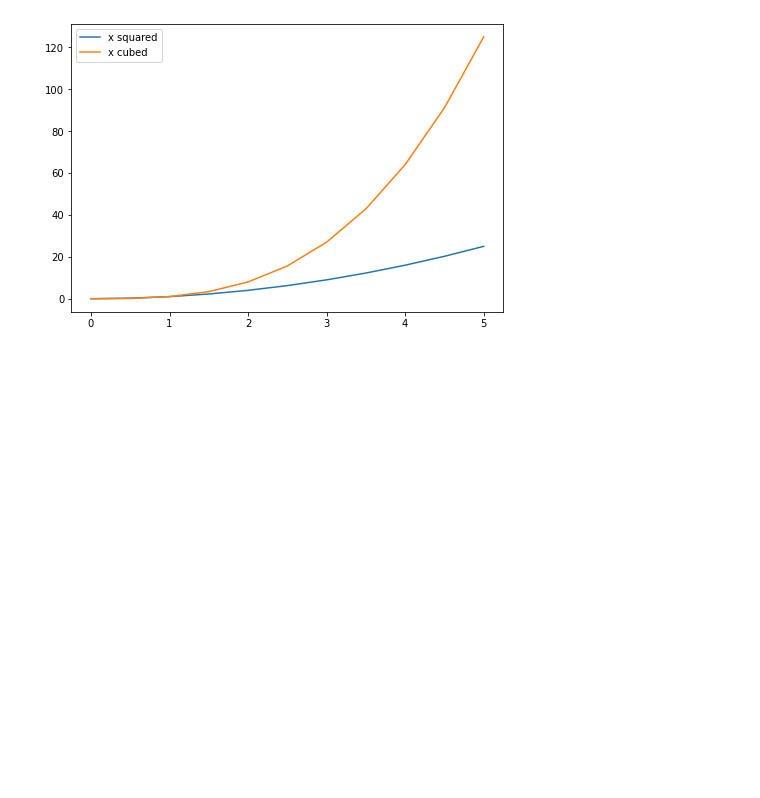
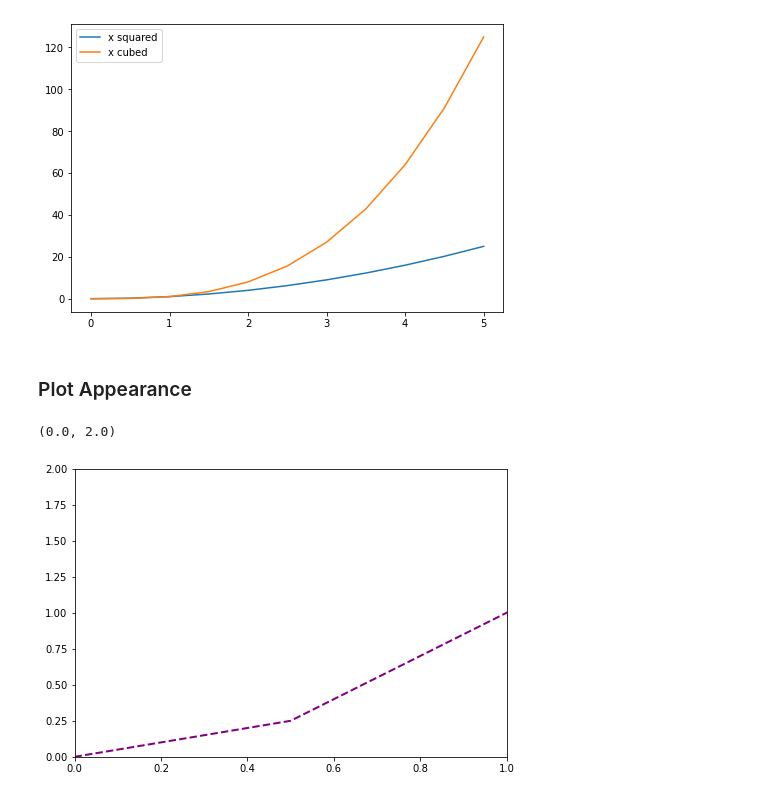
Before and after one commit to Kushagra-Kapoor25/DataScience-and-ML, a Jupyter notebook: Learning Matplotlib.ipynb, the cells around one changed output. Cells and saved outputs as stored; diff of their text form; code cells hidden in the pictures; blank space fills up the shorter version.

```diff
--- a/Learning Matplotlib.ipynb
+++ b/Learning Matplotlib.ipynb
@@ -106,3 +106,16 @@ ax.legend(loc=0)
 # %% [output]
 <matplotlib.legend.Legend at 0x...>
 [figure]
+# %% [markdown]
+### Plot Appearance
+# %%
+fig = plt.figure()
+ax = fig.add_axes([0,0,1,1])
+# ax.plot(x,y, color = 'purple', lw=1,ls='-', marker='o', ms=8,
+#        markerfacecolor='yellow', markeredgewidth=2, markeredgecolor='green')
+ax.plot(x,y,color='purple',lw=2,ls='--')
+ax.set_xlim([0,1])
+ax.set_ylim([0,2])
+# %% [output]
+(0.0, 2.0)
+[figure, added]
```
Also changed, not shown: parts of 2 cells of this notebook, 3 other files.
